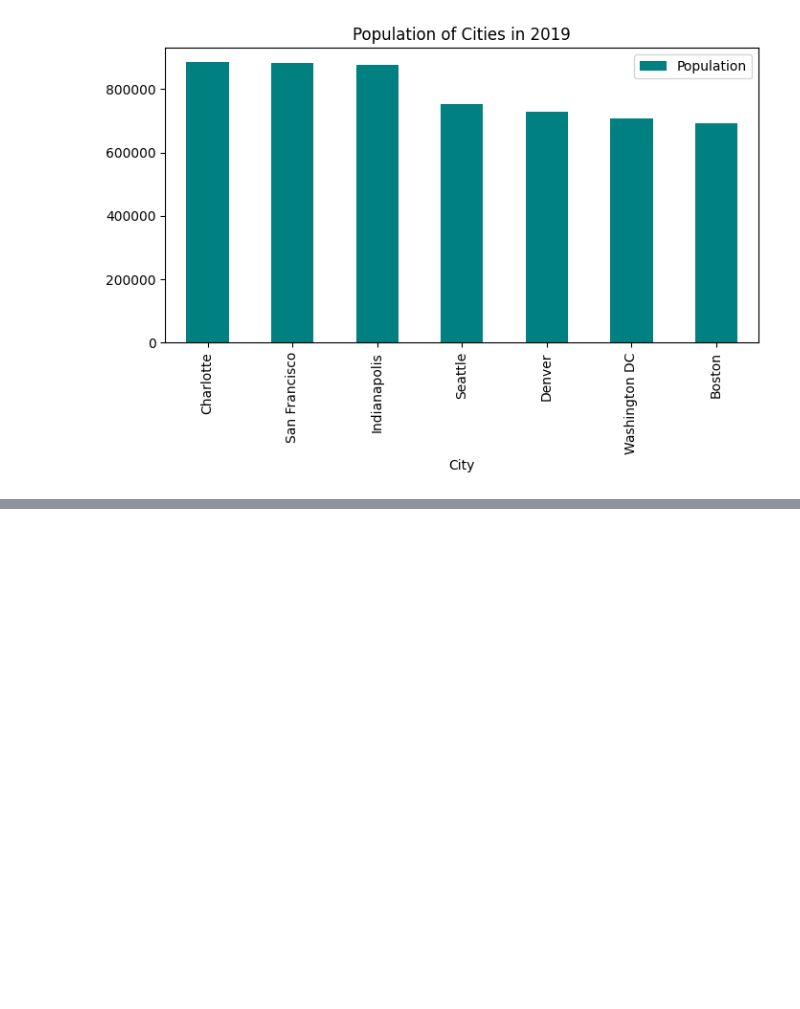
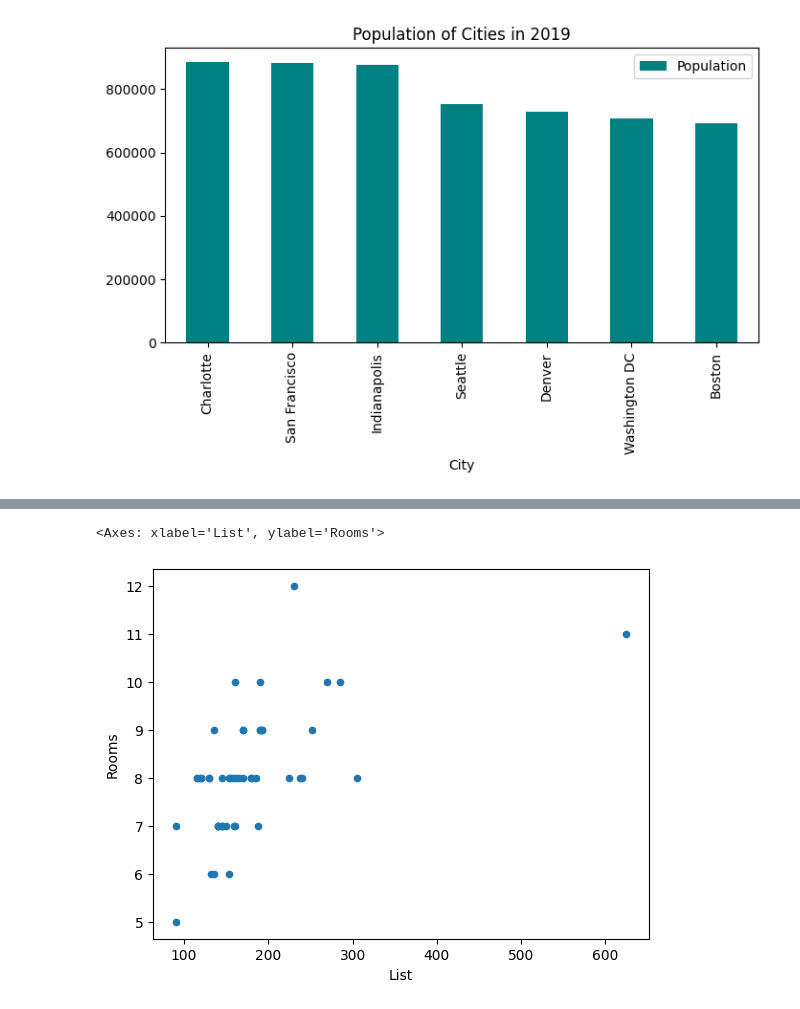
Before and after one commit to CS4580/my-notes-JulianArchuleta, a Jupyter notebook: module4/intro_plotting_v2.ipynb, the cells around one changed output, grey strips where cells are left out. Saved outputs shown, nothing was run; the diff lists cells and outputs as text; code cells hidden in the pictures; blank space fills up the shorter version.

```diff
--- a/module4/intro_plotting_v2.ipynb
+++ b/module4/intro_plotting_v2.ipynb
@@ -70,0 +74,4 @@ cites_2019_df.plot(kind='barh', x='City', y='Population', title='Population of C
+# %%
+# Load the data
+houses_df = pd.read_csv('../data/homes.csv')
+houses_df.head()
@@ -70,0 +85,6 @@ cites_2019_df.plot(kind='barh', x='City', y='Population', title='Population of C
+# %%
+# Plot the scatter plot
+houses_df.plot(kind='scatter', x='List', y='Rooms')
+# %% [output]
+<Axes: xlabel='List', ylabel='Rooms'>
+[figure, added]
```
Also changed, not shown: parts of 18 cells of this notebook, 1 other file.
